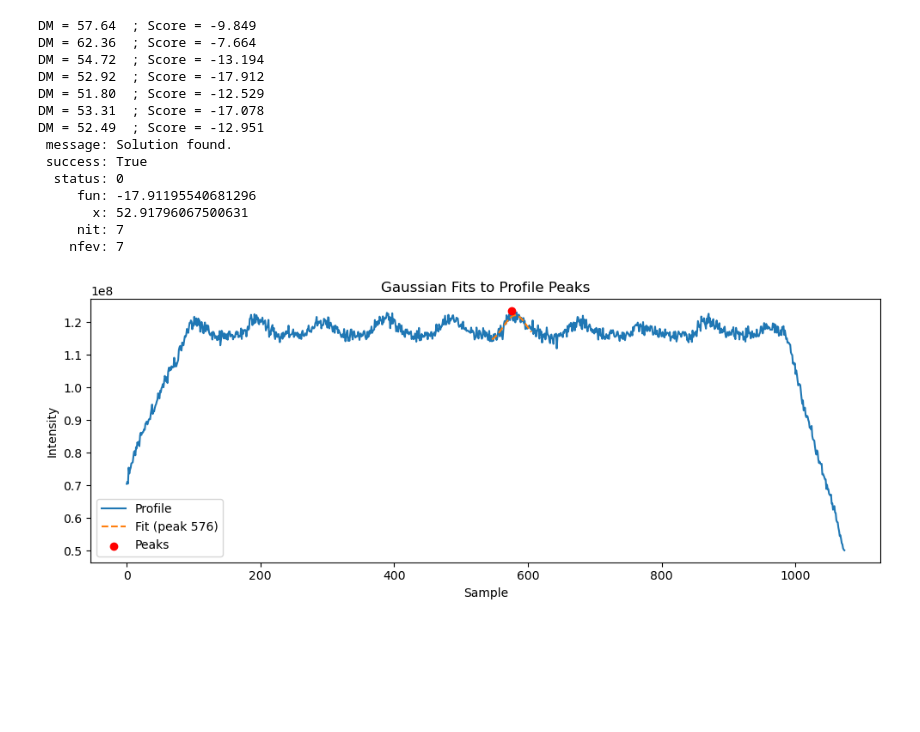
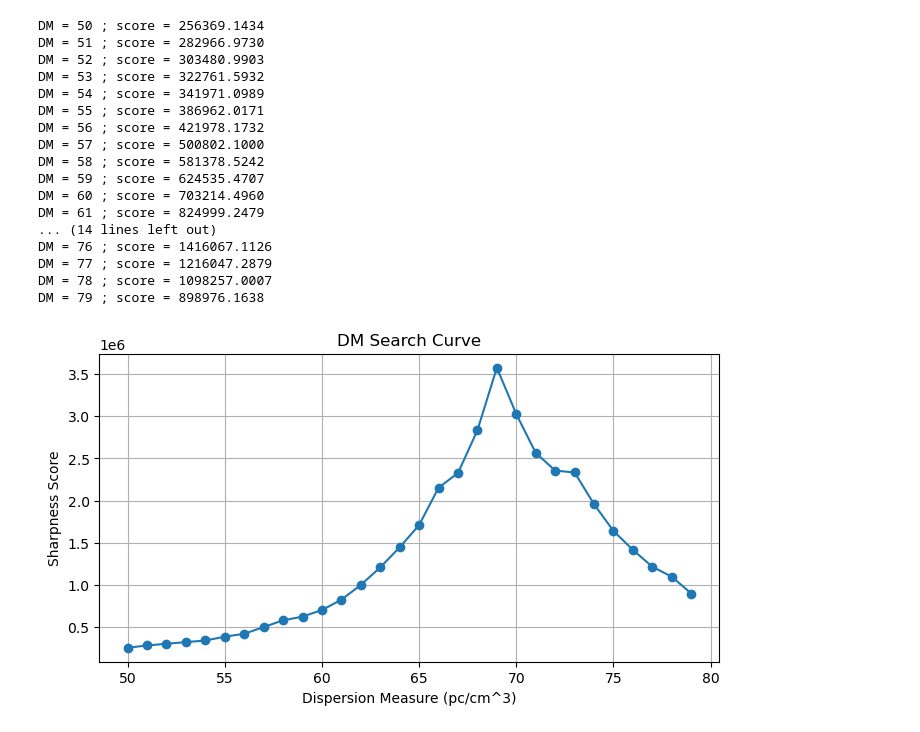
Before and after one commit to ashwin-r-k/PulsarAnalyticsKit, a Jupyter notebook: NoteBook_PULSAR_DATA_Analysis_FINAL.ipynb, the cells around one changed output. Saved outputs shown, nothing was run; the diff lists cells and outputs as text; code cells hidden in the pictures; blank space fills up the shorter version.

Commit message:
dispersionAuto

```diff
--- a/NoteBook_PULSAR_DATA_Analysis_FINAL.ipynb
+++ b/NoteBook_PULSAR_DATA_Analysis_FINAL.ipynb
@@ -186,9 +114,9 @@ class PulsarDataFile:
 # %%
 # Initialize and run the analysis
-long_data = "/home/ashwin-ubuntu/GIT/Vela_Data_analysis/Vela_Data/ch00_B0833-45_20150612_191438_011_1"
+long_data = "./Data4Analysis/ch00_B0833-45_20150612_191438_010_4.txt"
 short_data = "/home/ashwin-ubuntu/GIT/Vela_Data_analysis/Analysis/vela_chunks/chunk_0001.txt"
 
-vela = PulsarDataFile(long_data, data_type='ascii')
+vela = PulsarDataFile(long_data,channel_names=["N","S"] ,data_type='ascii')
 
 vela.compute_intensity_matrix()
 # %% [output]
@@ -225,23 +167,30 @@ Estimated pulsar period: 89.367 ms
 vela.pulseperiod_ms = 89.3673
 # %%
 channel = 1
-nPeaks = 10
-to_plot = True
+num_peaks = 10
+to_plot = False
+dm_min = 50
+dm_max = 80
+tol = 1
 
-vela.Auto_dedisperse(1,50,70,True)
+vela.Auto_dedisperse(channel,num_peaks,to_plot,dm_min, dm_max,tol = tol)
+#vela.Auto_dedisperse_Grid(channel,num_peaks,to_plot,dm_min, dm_max,tol = tol)
 # %% [output]
-DM = 57.64  ; Score = -9.849
-DM = 62.36  ; Score = -7.664
-DM = 54.72  ; Score = -13.194
-DM = 52.92  ; Score = -17.912
-DM = 51.80  ; Score = -12.529
-DM = 53.31  ; Score = -17.078
-DM = 52.49  ; Score = -12.951
- message: Solution found.
- success: True
-  status: 0
-     fun: -17.91195540681296
-       x: 52.91796067500631
-     nit: 7
-    nfev: 7
+DM = 50 ; score = 256369.1434
+DM = 51 ; score = 282966.9730
+DM = 52 ; score = 303480.9903
+DM = 53 ; score = 322761.5932
+DM = 54 ; score = 341971.0989
+DM = 55 ; score = 386962.0171
+DM = 56 ; score = 421978.1732
+DM = 57 ; score = 500802.1000
+DM = 58 ; score = 581378.5242
+DM = 59 ; score = 624535.4707
+DM = 60 ; score = 703214.4960
+DM = 61 ; score = 824999.2479
+... (14 lines left out)
+DM = 76 ; score = 1416067.1126
+DM = 77 ; score = 1216047.2879
+DM = 78 ; score = 1098257.0007
+DM = 79 ; score = 898976.1638
-[figure, old version]
+[figure, new version]
```
Also changed, not shown: parts of 11 cells of this notebook, 5 other files.
